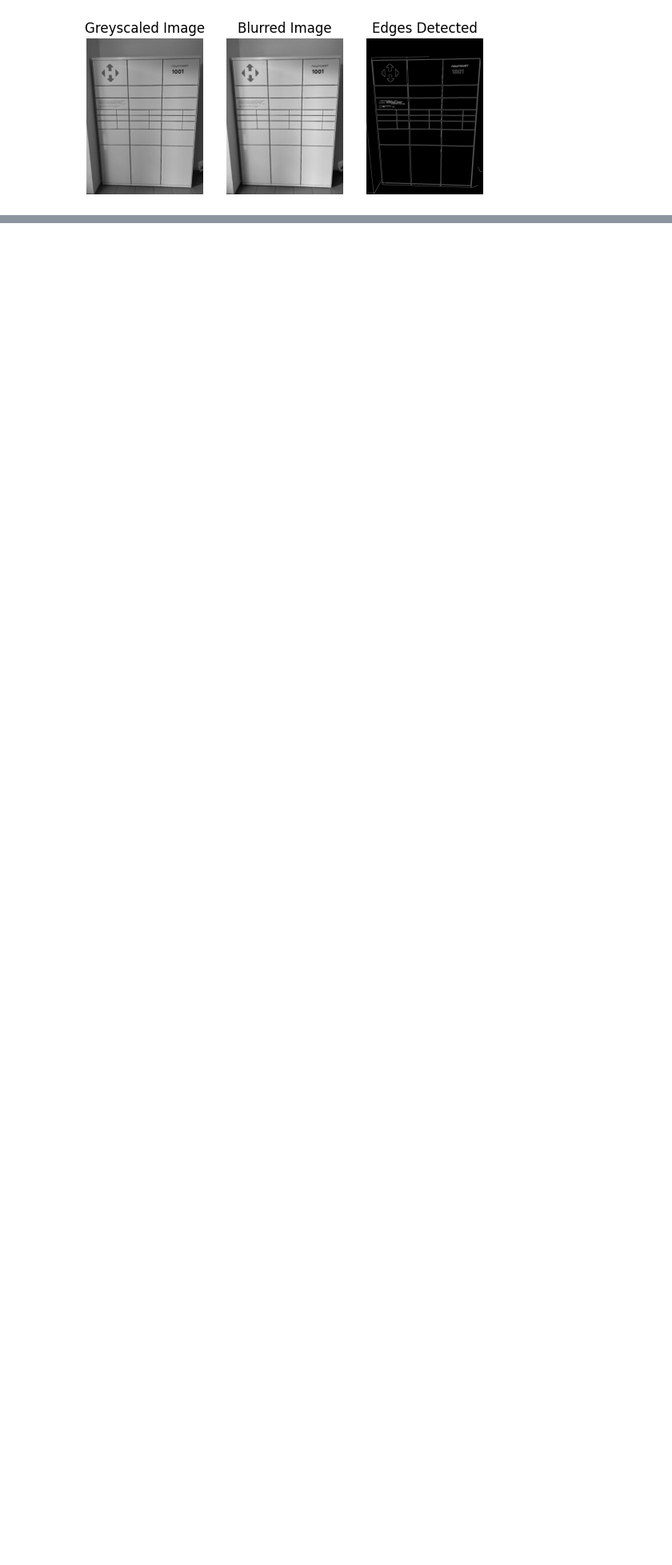
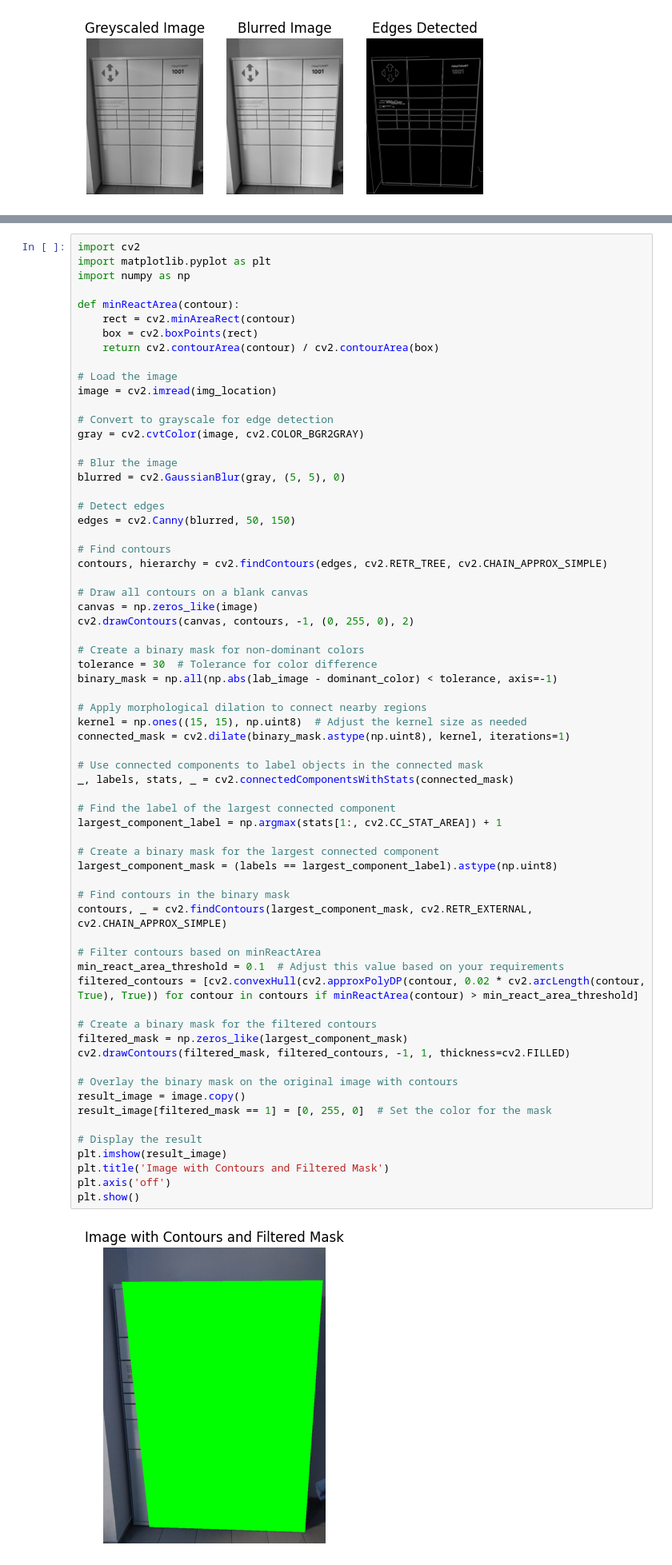
Before and after one commit to TimofiyJ/Meduzzen_Intership, a Jupyter notebook: ML_NovaPoshta_CV/experiments.ipynb, the cells around one changed output, grey strips where cells are left out. Shown at 80% size. Drawn from its saved outputs; the diff is of its cells as text; blank space fills up the shorter version.

Commit message:
fix: fully detected box

```diff
--- a/ML_NovaPoshta_CV/experiments.ipynb
+++ b/ML_NovaPoshta_CV/experiments.ipynb
@@ -725,3 +729,71 @@ for i, h in enumerate(hierarchy[0]):
 plt.show()
 # %% [output]
 [figure]
+# %%
+import cv2
+import matplotlib.pyplot as plt
+import numpy as np
+
+def minReactArea(contour):
+    rect = cv2.minAreaRect(contour)
+    box = cv2.boxPoints(rect)
+    return cv2.contourArea(contour) / cv2.contourArea(box)
+
+# Load the image
+image = cv2.imread(img_location)
+
+# Convert to grayscale for edge detection
+gray = cv2.cvtColor(image, cv2.COLOR_BGR2GRAY)
+
+# Blur the image
+blurred = cv2.GaussianBlur(gray, (5, 5), 0)
+
+# Detect edges
+edges = cv2.Canny(blurred, 50, 150)
+
+# Find contours
+contours, hierarchy = cv2.findContours(edges, cv2.RETR_TREE, cv2.CHAIN_APPROX_SIMPLE)
+
+# Draw all contours on a blank canvas
+canvas = np.zeros_like(image)
+cv2.drawContours(canvas, contours, -1, (0, 255, 0), 2)
+
+# Create a binary mask for non-dominant colors
+tolerance = 30  # Tolerance for color difference
+binary_mask = np.all(np.abs(lab_image - dominant_color) < tolerance, axis=-1)
+
+# Apply morphological dilation to connect nearby regions
+kernel = np.ones((15, 15), np.uint8)  # Adjust the kernel size as needed
+connected_mask = cv2.dilate(binary_mask.astype(np.uint8), kernel, iterations=1)
+
+# Use connected components to label objects in the connected mask
+_, labels, stats, _ = cv2.connectedComponentsWithStats(connected_mask)
+
+# Find the label of the largest connected component
+largest_component_label = np.argmax(stats[1:, cv2.CC_STAT_AREA]) + 1
+
+# Create a binary mask for the largest connected component
+largest_component_mask = (labels == largest_component_label).astype(np.uint8)
+
+# Find contours in the binary mask
+contours, _ = cv2.findContours(largest_component_mask, cv2.RETR_EXTERNAL, cv2.CHAIN_APPROX_SIMPLE)
+
+# Filter contours based on minReactArea
+min_react_area_threshold = 0.1  # Adjust this value based on your requirements
+filtered_contours = [cv2.convexHull(cv2.approxPolyDP(contour, 0.02 * cv2.arcLength(contour, True), True)) for contour in contours if minReactArea(contour) > min_react_area_threshold]
+
+# Create a binary mask for the filtered contours
+filtered_mask = np.zeros_like(largest_component_mask)
+cv2.drawContours(filtered_mask, filtered_contours, -1, 1, thickness=cv2.FILLED)
+
+# Overlay the binary mask on the original image with contours
+result_image = image.copy()
+result_image[filtered_mask == 1] = [0, 255, 0]  # Set the color for the mask
+
+# Display the result
+plt.imshow(result_image)
+plt.title('Image with Contours and Filtered Mask')
+plt.axis('off')
+plt.show()
+# %% [output]
+[figure, added]
```
Also changed, not shown: parts of 6 cells of this notebook.
